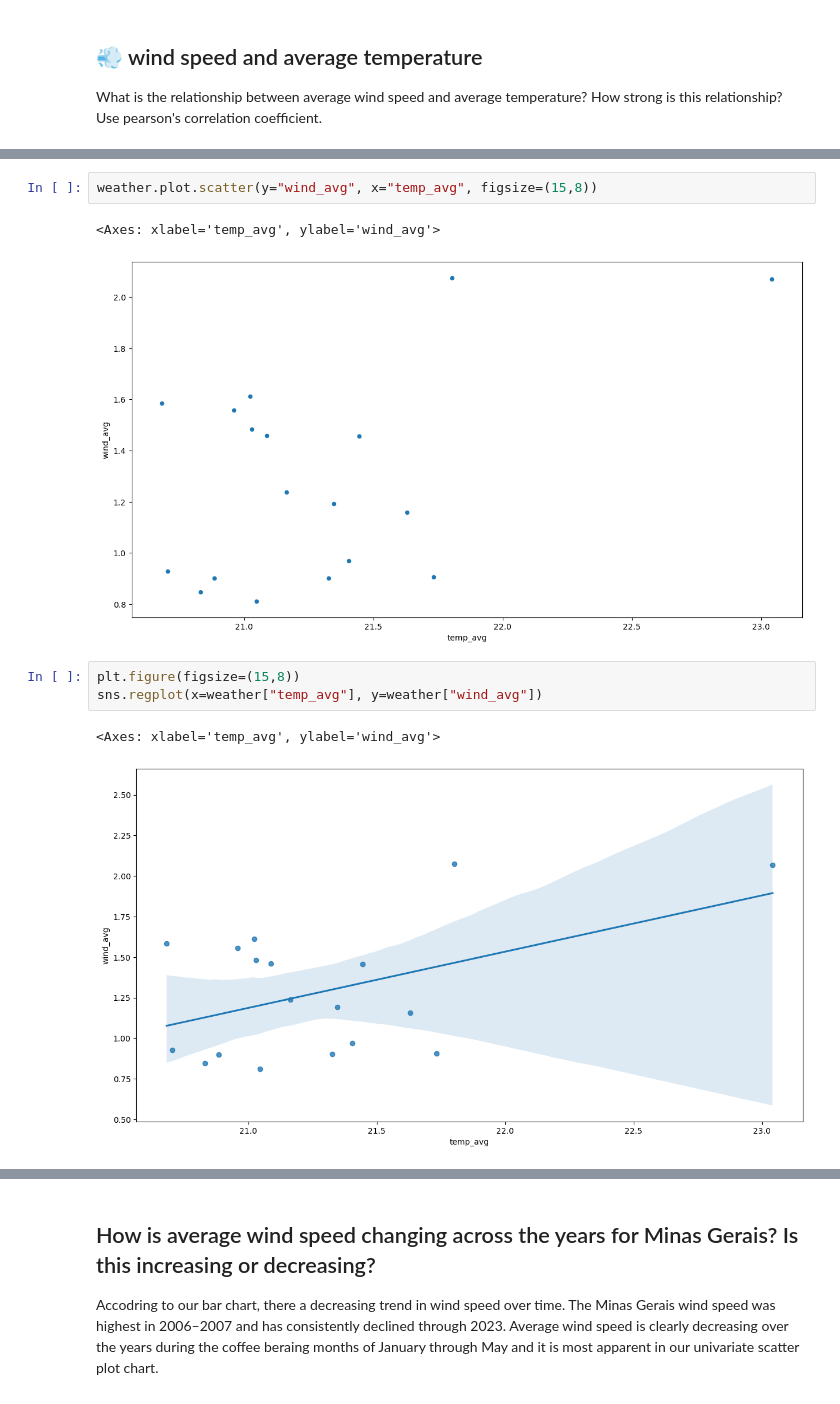
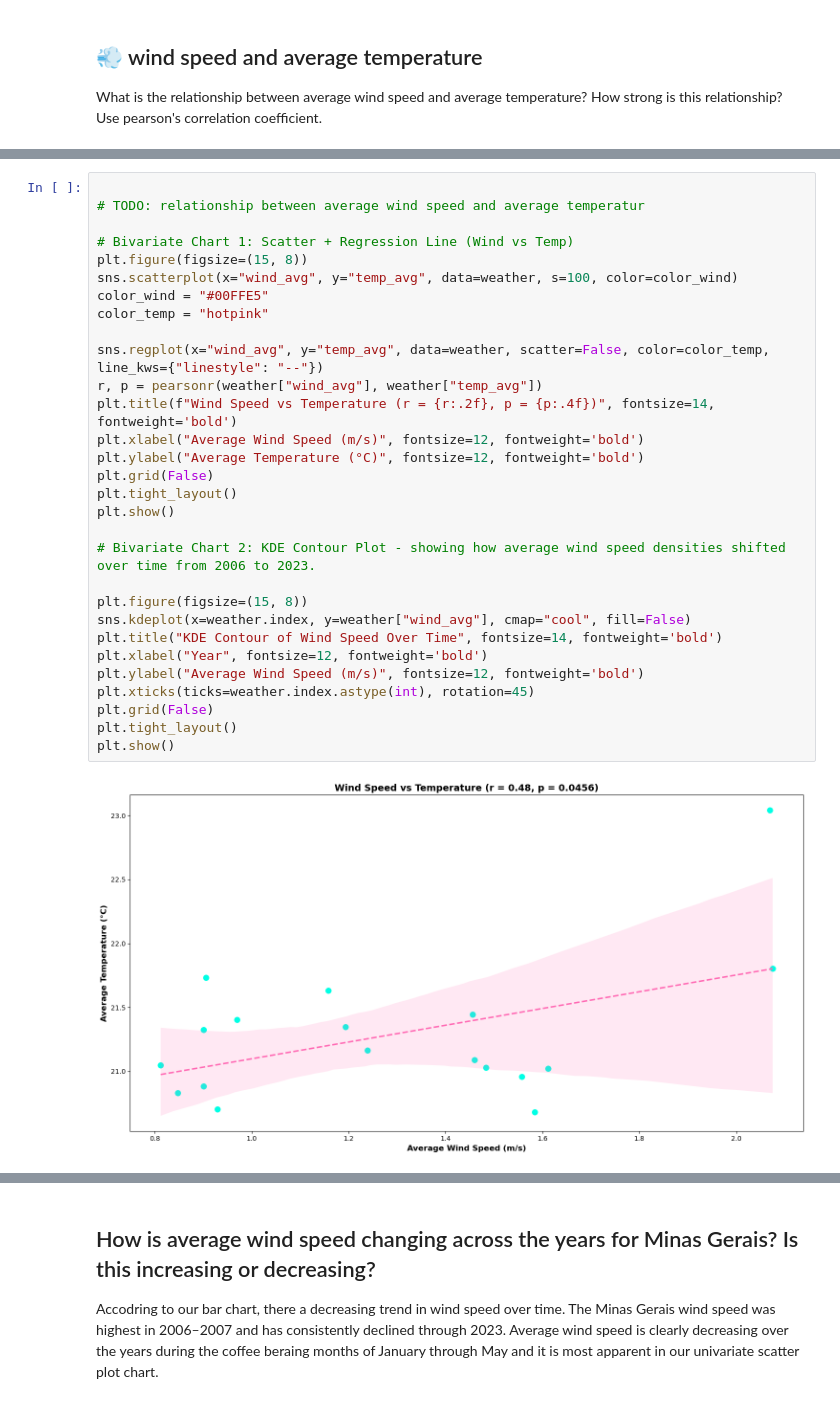
Before and after one commit to jesseniadia/Minas-Gerais-EDA, a Jupyter notebook: notebooks/explore_weather.ipynb, the cells around one changed output, grey strips where cells are left out. Saved outputs shown, nothing was run; the diff lists cells and outputs as text.

```diff
--- a/notebooks/explore_weather.ipynb
+++ b/notebooks/explore_weather.ipynb
@@ -502,11 +762,32 @@ weather.plot.scatter(x="wind_avg", y="temp_avg", figsize=(15,8))
-# %%
-weather.plot.scatter(y="wind_avg", x="temp_avg", figsize=(15,8))
-# %% [output]
-<Axes: xlabel='temp_avg', ylabel='wind_avg'>
-[figure, removed]
-# %%
-plt.figure(figsize=(15,8))
-sns.regplot(x=weather["temp_avg"], y=weather["wind_avg"])
-# %% [output]
-<Axes: xlabel='temp_avg', ylabel='wind_avg'>
-[figure, removed]
+# %%
+
+# TODO: relationship between average wind speed and average temperatur
+
+# Bivariate Chart 1: Scatter + Regression Line (Wind vs Temp)
+plt.figure(figsize=(15, 8))
+sns.scatterplot(x="wind_avg", y="temp_avg", data=weather, s=100, color=color_wind)
+color_wind = "#00FFE5"
+color_temp = "hotpink"
+
+sns.regplot(x="wind_avg", y="temp_avg", data=weather, scatter=False, color=color_temp, line_kws={"linestyle": "--"})
+r, p = pearsonr(weather["wind_avg"], weather["temp_avg"])
+plt.title(f"Wind Speed vs Temperature (r = {r:.2f}, p = {p:.4f})", fontsize=14, fontweight='bold')
+plt.xlabel("Average Wind Speed (m/s)", fontsize=12, fontweight='bold')
+plt.ylabel("Average Temperature (°C)", fontsize=12, fontweight='bold')
+plt.grid(False)
+plt.tight_layout()
+plt.show()
+
+# Bivariate Chart 2: KDE Contour Plot - showing how average wind speed densities shifted over time from 2006 to 2023.
+
+plt.figure(figsize=(15, 8))
+sns.kdeplot(x=weather.index, y=weather["wind_avg"], cmap="cool", fill=False)
+plt.title("KDE Contour of Wind Speed Over Time", fontsize=14, fontweight='bold')
+plt.xlabel("Year", fontsize=12, fontweight='bold')
+plt.ylabel("Average Wind Speed (m/s)", fontsize=12, fontweight='bold')
+plt.xticks(ticks=weather.index.astype(int), rotation=45)
+plt.grid(False)
+plt.tight_layout()
+plt.show()
+# %% [output]
+[figure, added]
```
Also changed, not shown: parts of 80 cells of this notebook, 2 other files.
